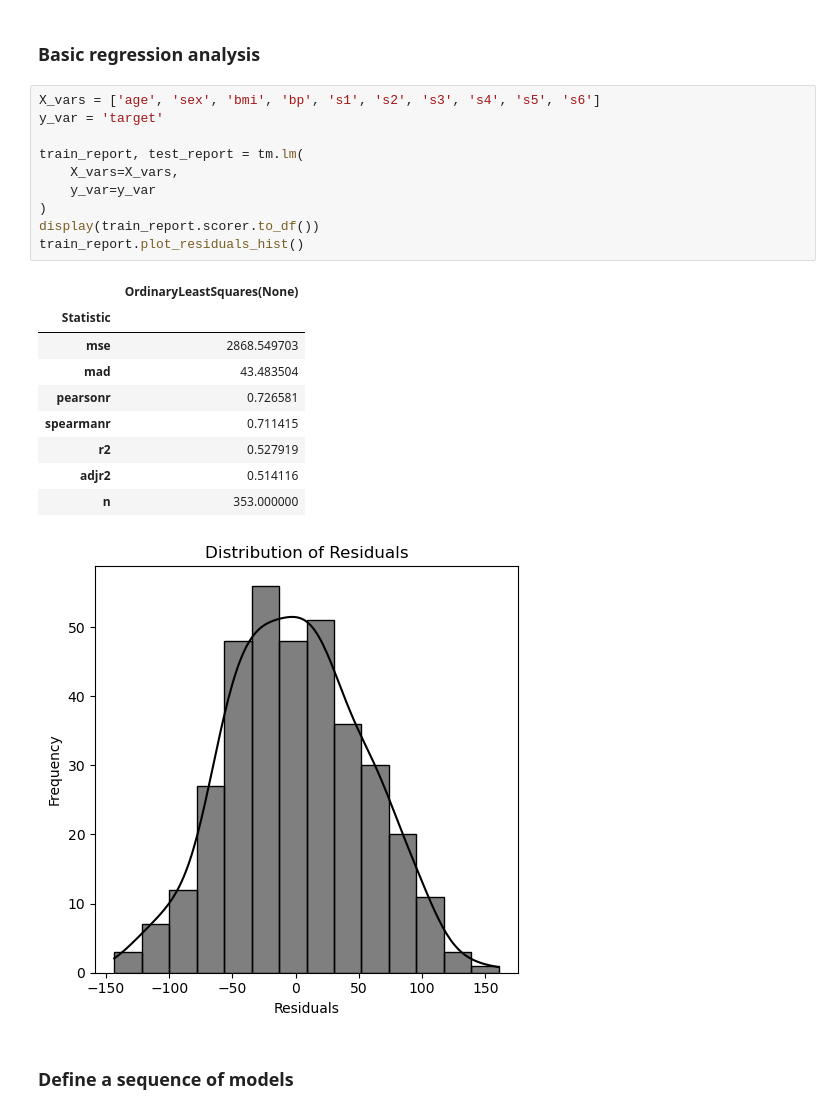
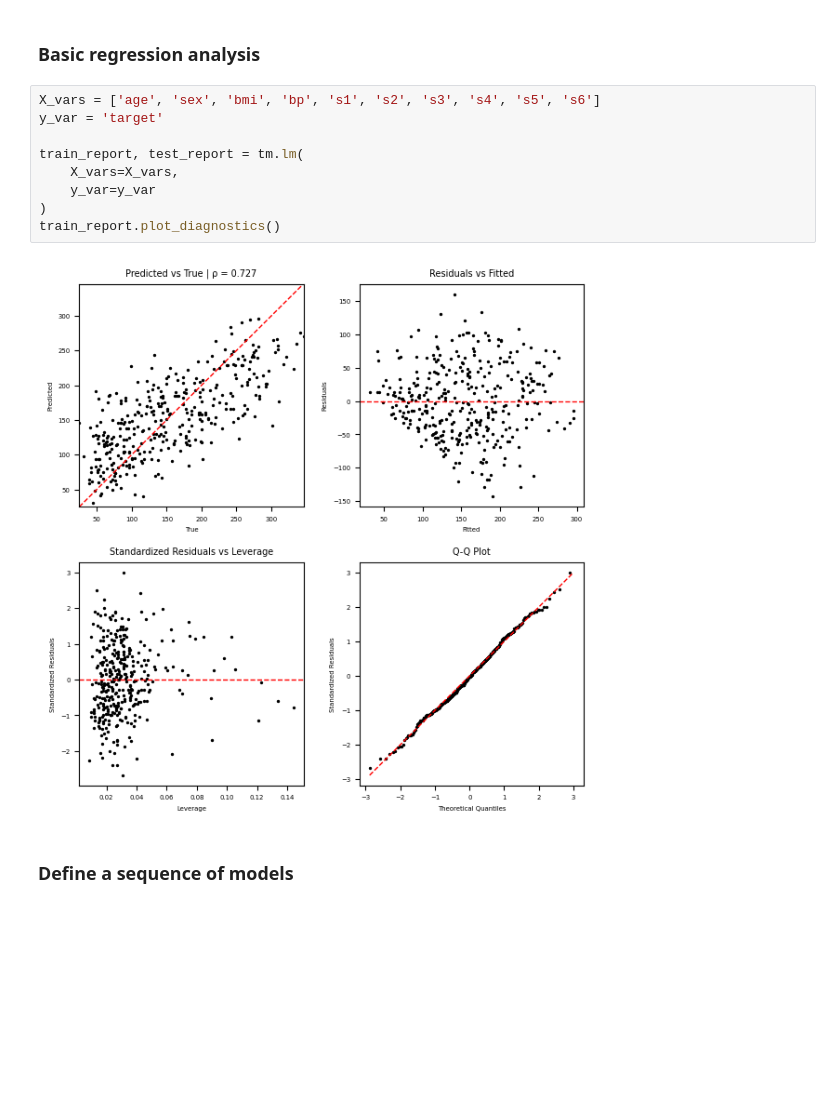
Before and after one commit to ajy25/TabularMagic, a Jupyter notebook: demo/simple_regression_demo.ipynb, the cells around one changed output. Drawn from its saved outputs; the diff is of its cells as text; blank space fills up the shorter version.

Commit message:
building out plotting for linear models

```diff
--- a/demo/simple_regression_demo.ipynb
+++ b/demo/simple_regression_demo.ipynb
@@ -44,24 +29,14 @@ train_eda['target'].summary_statistics
 # %%
 X_vars = ['age', 'sex', 'bmi', 'bp', 's1', 's2', 's3', 's4', 's5', 's6']
 y_var = 'target'
 
 train_report, test_report = tm.lm(
     X_vars=X_vars,
     y_var=y_var
 )
-display(train_report.scorer.to_df())
-train_report.plot_residuals_hist()
+train_report.plot_diagnostics()
 # %% [output]
-|  | OrdinaryLeastSquares(None) |
-| Statistic |  |
-| mse | 2868.549703 |
-| mad | 43.483504 |
-| pearsonr | 0.726581 |
-| spearmanr | 0.711415 |
-| r2 | 0.527919 |
-| adjr2 | 0.514116 |
-| n | 353.000000 |
-[figure, old version]
+[figure, new version]
 # %% [markdown]
 ### Define a sequence of models
 # %%
```
Also changed, not shown: parts of 2 cells of this notebook, 5 other files.
